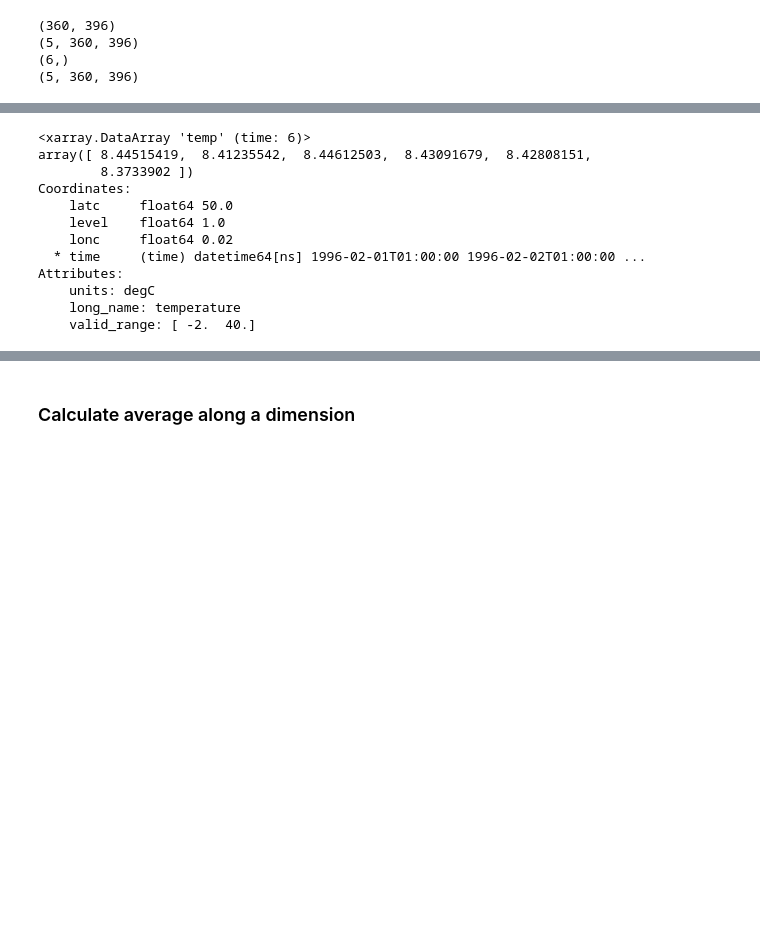
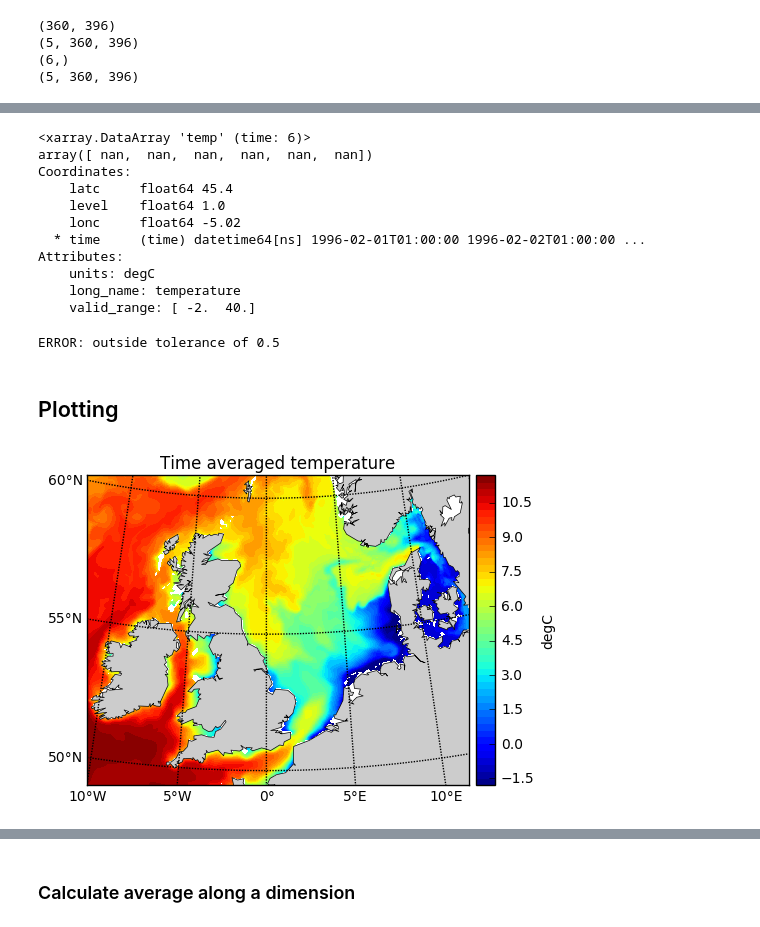
Before and after one commit to ueapy/enveast_python_course_materials, a Jupyter notebook: Day_3/20-Working_with_NetCDF_data.ipynb, the cells around one changed output, grey strips where cells are left out. Saved outputs shown, nothing was run; the diff lists cells and outputs as text; code cells hidden in the pictures; blank space fills up the shorter version.

```diff
--- a/Day_3/20-Working_with_NetCDF_data.ipynb
+++ b/Day_3/20-Working_with_NetCDF_data.ipynb
@@ -123,16 +323,24 @@ print( temp.sel(time='1996-02-02T01:00:00').shape )
 # %%
 #GETM.sel(level=1)['temp']
-GETM['temp'].sel(level=1,lonc=0.0,latc=50., method='nearest')
+GETM['temp'].sel(level=1,lonc=-5.0,latc=-50.0, method='nearest')
 # %% [output]
 <xarray.DataArray 'temp' (time: 6)>
-array([ 8.44515419,  8.41235542,  8.44612503,  8.43091679,  8.42808151,
-        8.3733902 ])
+array([ nan,  nan,  nan,  nan,  nan,  nan])
 Coordinates:
-    latc     float64 50.0
+    latc     float64 45.4
     level    float64 1.0
-    lonc     float64 0.02
+    lonc     float64 -5.02
   * time     (time) datetime64[ns] 1996-02-01T01:00:00 1996-02-02T01:00:00 ...
 Attributes:
     units: degC
     long_name: temperature
     valid_range: [ -2.  40.]
+# %%
+try:
+    GETM['temp'].sel(level=1,lonc=-5.0,latc=-50.0, method='nearest',tolerance=0.5)
+except KeyError:
+    print('ERROR: outside tolerance of '+str(0.5))
+# %% [output]
+ERROR: outside tolerance of 0.5
+# %% [markdown]
+## Plotting
@@ -138,0 +384,12 @@ Attributes:
+# %%
+# Extract attributes
+
+units=GETM['temp'].attrs['units']
+var_long_name=GETM['temp'].attrs['long_name']
+
+# and plot
+do_map(var=time_ave.sel(level=21),
+       units=units,
+       title='Time averaged '+var_long_name)
+# %% [output]
+[figure, added]
```
Also changed, not shown: parts of 40 cells of this notebook, 1 other file.
